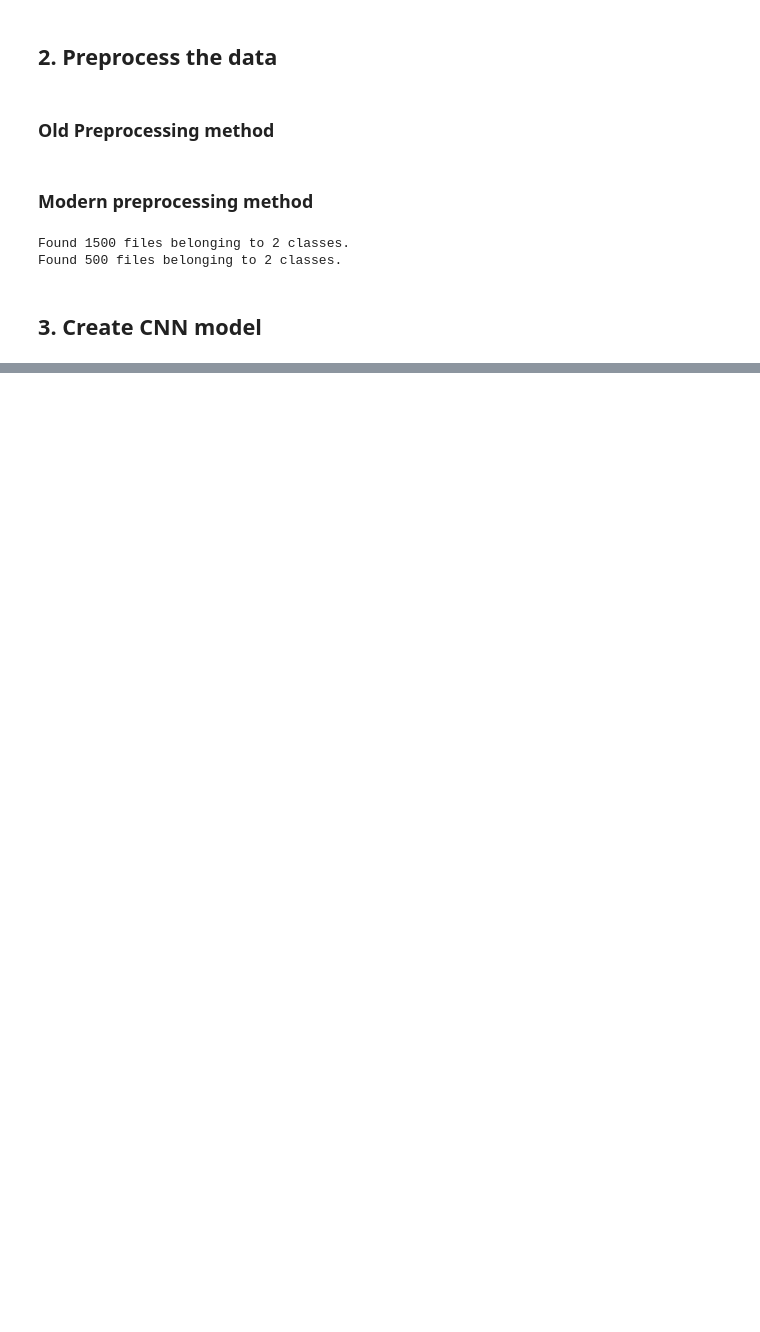
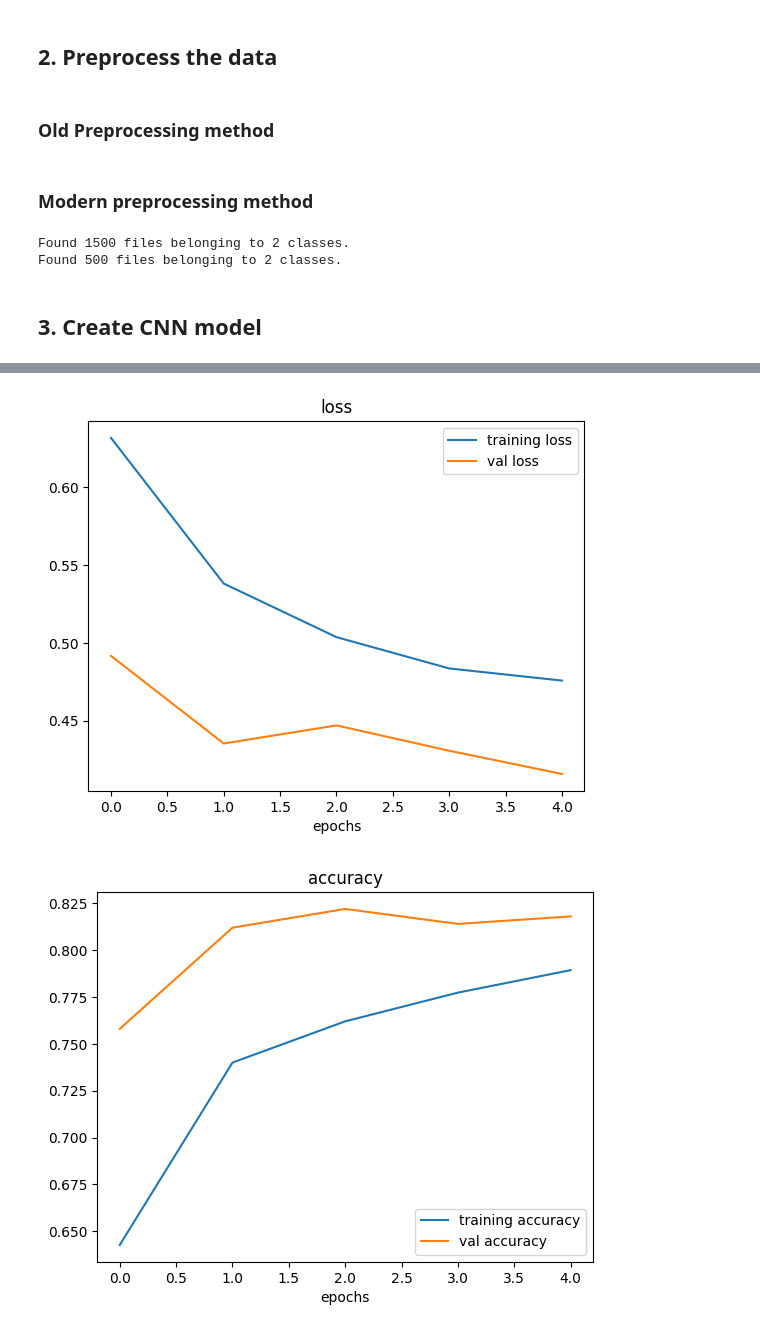
Before and after one commit to Zuhair0000/tensorflow_bootcamp, a Jupyter notebook: 03_introduction_to_computer_vision.ipynb, the cells around one changed output, grey strips where cells are left out. Cells and saved outputs as stored; diff of their text form; code cells hidden in the pictures; blank space fills up the shorter version.

```diff
--- a/03_introduction_to_computer_vision.ipynb
+++ b/03_introduction_to_computer_vision.ipynb
@@ -548,0 +606,33 @@ Model: "sequential_4"
+# %%
+model_6 = tf.keras.Sequential([
+    tf.keras.layers.Input(shape=(224, 224, 3)),
+
+    tf.keras.layers.RandomRotation(0.2),
+    tf.keras.layers.RandomFlip('horizontal'),
+    tf.keras.layers.RandomZoom(0.2),
+
+    tf.keras.layers.Rescaling(1/255.),
+
+    tf.keras.layers.Conv2D(10, 3, activation='relu'),
+    tf.keras.layers.MaxPool2D(pool_size=2),
+
+    tf.keras.layers.Conv2D(10, 3, activation='relu'),
+    tf.keras.layers.MaxPool2D(pool_size=2),
+
+    tf.keras.layers.Conv2D(10, 3, activation='relu'),
+    tf.keras.layers.MaxPool2D(pool_size=2),
+
+    tf.keras.layers.Flatten(),
+    tf.keras.layers.Dense(1, activation='sigmoid')
+])
+
+model_6.compile(loss='binary_crossentropy',
+                optimizer='Adam',
+                metrics=['accuracy'])
+
+history_6 = model_6.fit(train_data,
+            epochs=5,
+            steps_per_epoch=len(train_data),
+            validation_data = test_data,
+            validation_steps=len(test_data)
+            )
@@ -548,0 +650,5 @@ Model: "sequential_4"
+# %%
+plot_loss_curves(history_6)
+# %% [output]
+[figure, added]
+[figure, added]
```
Also changed, not shown: parts of 16 cells of this notebook.
